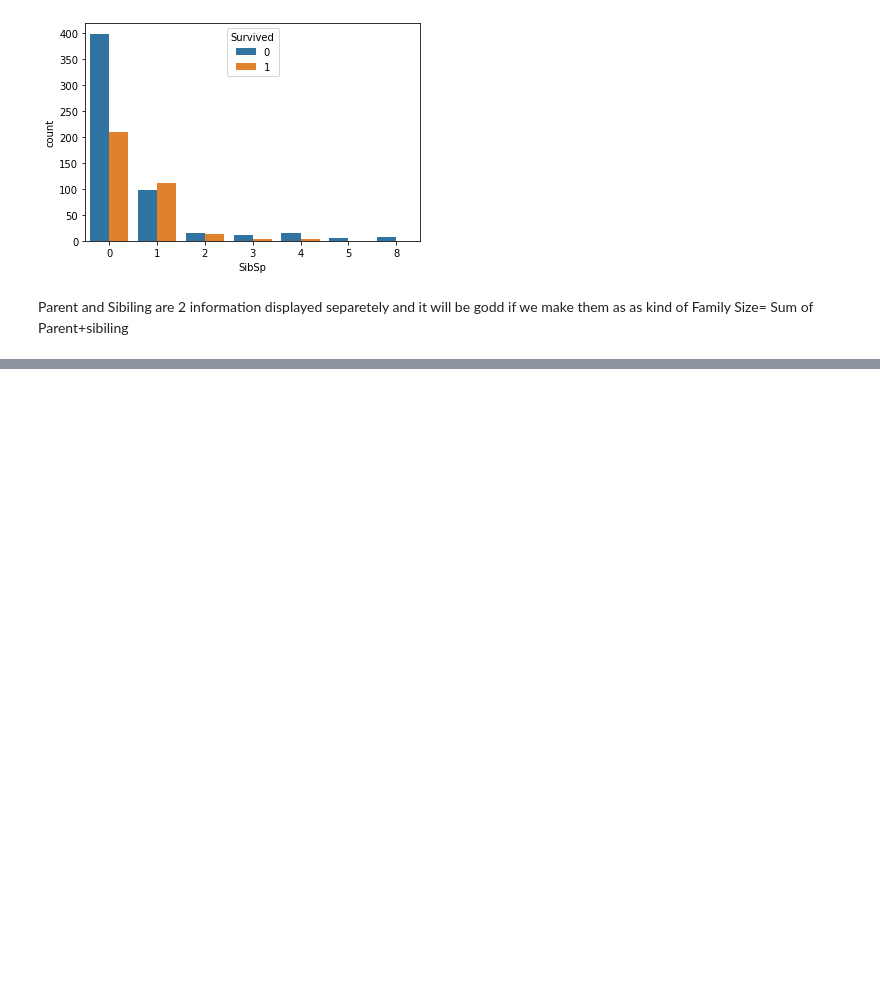
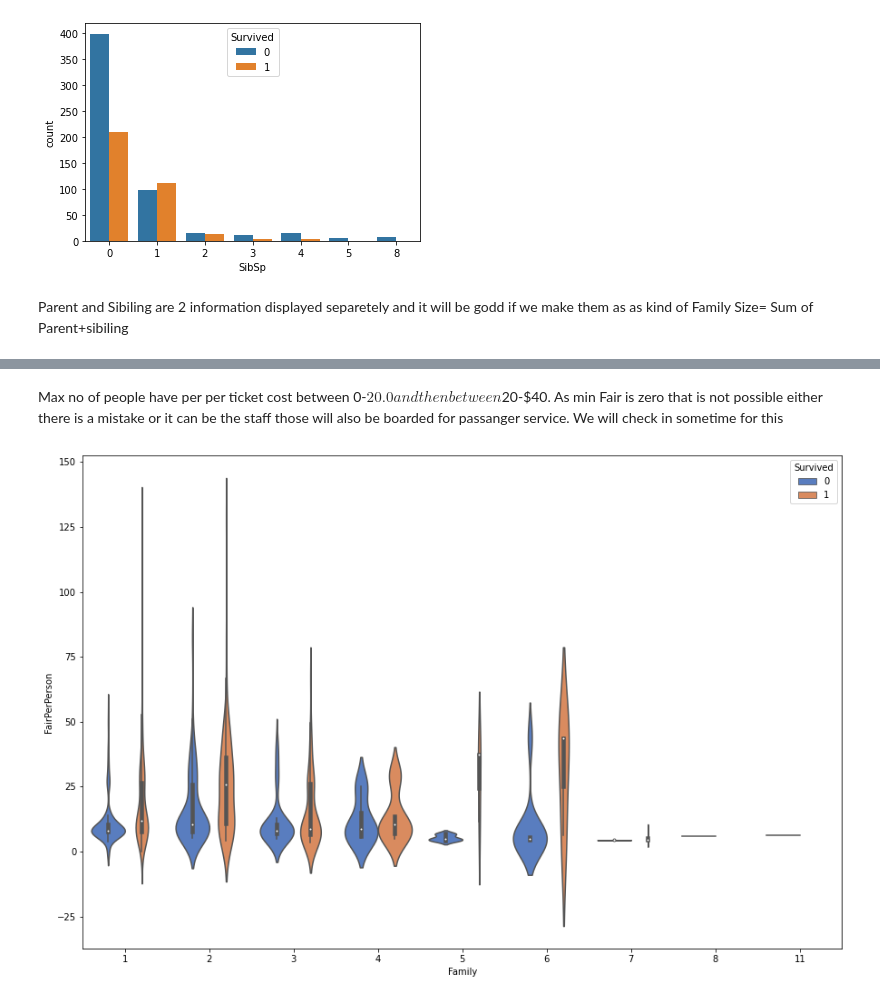
Before and after one commit to skpyahoo/TitanicDataSet_ML, a Jupyter notebook: Titanic_Model.ipynb, the cells around one changed output, grey strips where cells are left out. Drawn from its saved outputs; the diff is of its cells as text; code cells hidden in the pictures; blank space fills up the shorter version.

```diff
--- a/Titanic_Model.ipynb
+++ b/Titanic_Model.ipynb
@@ -775,0 +860,10 @@ Also lets get fair per person by Family Size.
+# %% [markdown]
+Max no of people have per per ticket cost between 0-$20.0 and then between $20-$40. As min Fair is zero that is not possible either there is a mistake or it can be the staff those will also be boarded for passanger service. We will check in sometime for this
+# %%
+#Check the impact of Fair on chances of Survival
+plt.figure(figsize = (15,10))
+sns.violinplot(x="Family", y="FairPerPerson", hue="Survived",
+                    data=train_set, palette="muted")
+plt.show()
+# %% [output]
+[figure, added]
```
Also changed, not shown: parts of 256 cells of this notebook, 1 other file.
